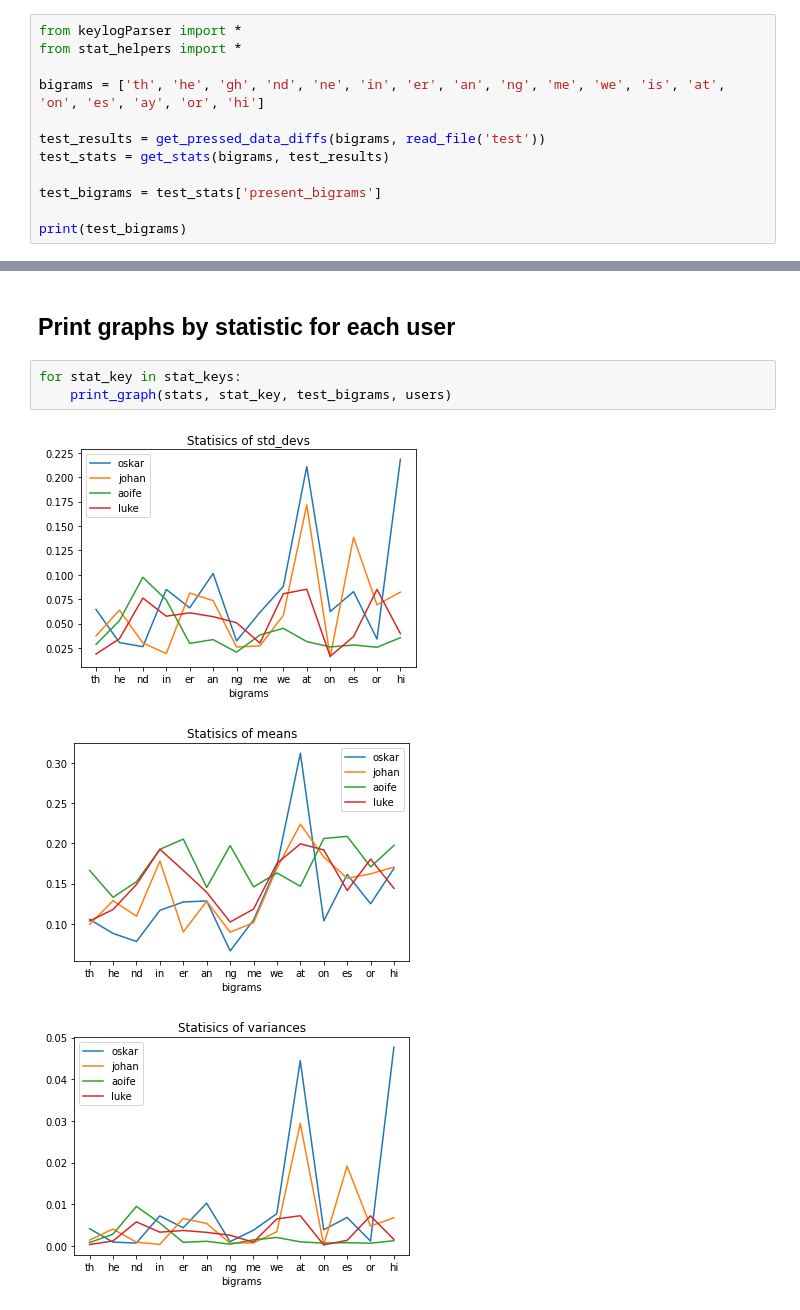
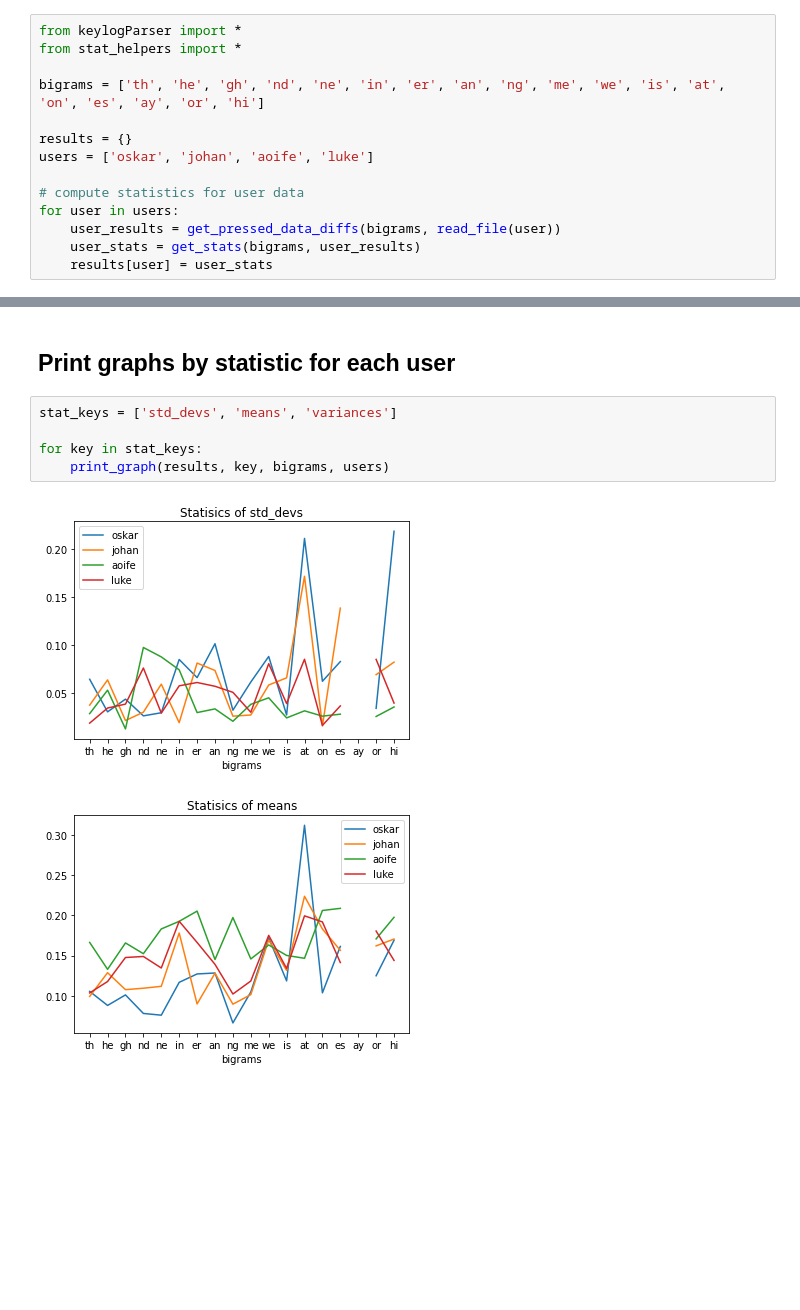
Before and after one commit to igoea20/keystrokeLogger, a Jupyter notebook: runner.ipynb, the cells around one changed output, grey strips where cells are left out. Drawn from its saved outputs; the diff is of its cells as text; blank space fills up the shorter version.

```diff
--- a/runner.ipynb
+++ b/runner.ipynb
@@ -4,9 +6,11 @@ from stat_helpers import *
 
 bigrams = ['th', 'he', 'gh', 'nd', 'ne', 'in', 'er', 'an', 'ng', 'me', 'we', 'is', 'at', 'on', 'es', 'ay', 'or', 'hi']
 
-test_results = get_pressed_data_diffs(bigrams, read_file('test'))
-test_stats = get_stats(bigrams, test_results)
+results = {}
+users = ['oskar', 'johan', 'aoife', 'luke']
 
-test_bigrams = test_stats['present_bigrams']
-
-print(test_bigrams)
+# compute statistics for user data
+for user in users:
+	user_results = get_pressed_data_diffs(bigrams, read_file(user))
+	user_stats = get_stats(bigrams, user_results)
+	results[user] = user_stats
@@ -27,9 +17,10 @@ for user in users:
 # %% [markdown]
 ## Print graphs by statistic for each user
-# %%
-for stat_key in stat_keys:
-	print_graph(stats, stat_key, test_bigrams, users)
-# %% [output]
-[figure, removed]
-[figure, removed]
-[figure, removed]
+# %%
+stat_keys = ['std_devs', 'means', 'variances']
+
+for key in stat_keys:
+	print_graph(results, key, bigrams, users)
+# %% [output]
+[figure, added]
+[figure, added]
```
Also changed, not shown: parts of 6 cells of this notebook, 2 other files.
